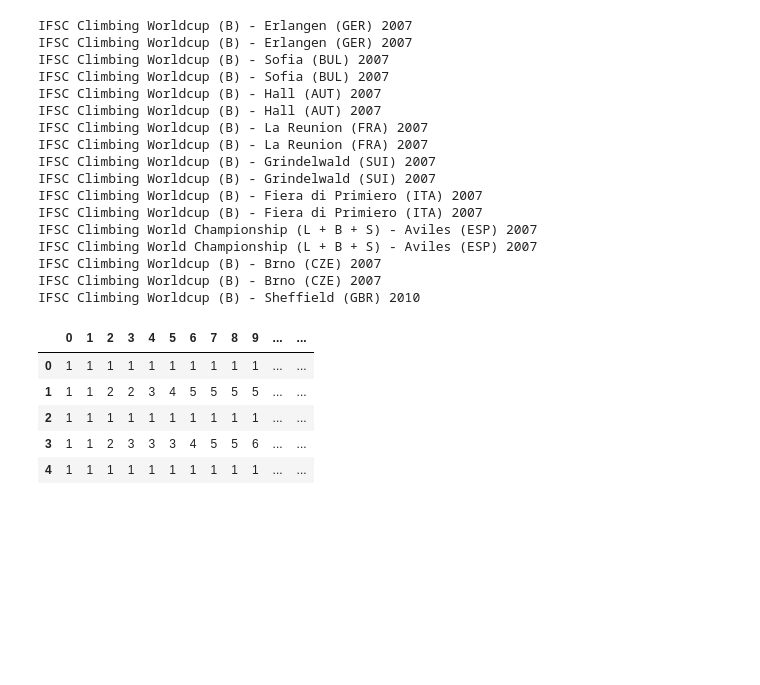
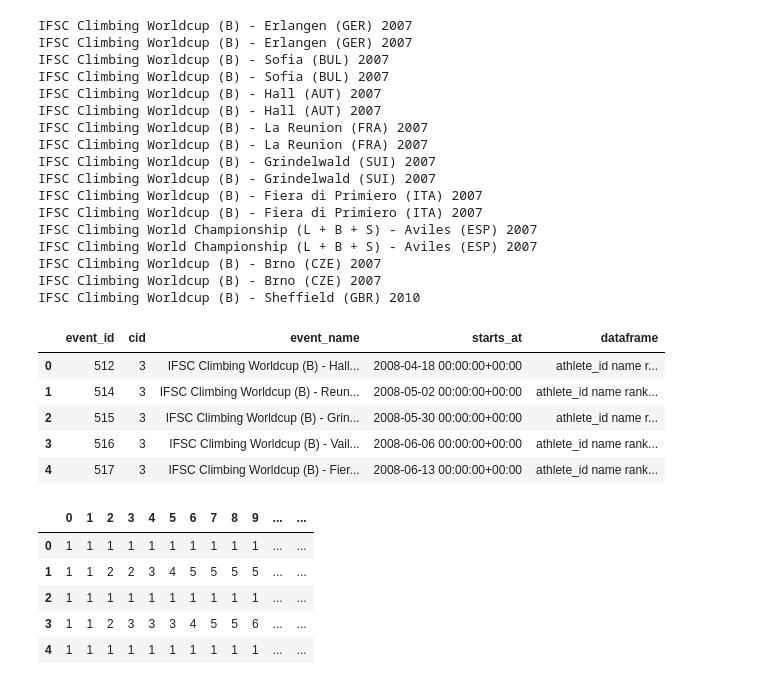
Before and after one commit to manhellis/ifsc-result-browser, a Jupyter notebook: fastAPI/workspace.ipynb, the cells around one changed output. Saved outputs shown, nothing was run; the diff lists cells and outputs as text; code cells hidden in the pictures; blank space fills up the shorter version.

```diff
--- a/fastAPI/workspace.ipynb
+++ b/fastAPI/workspace.ipynb
@@ -662,3 +677,12 @@ IFSC Climbing Worldcup (B) - Sheffield (GBR) 2010
+# %%
+temp.head(5)
+# %% [output]
+|  | event_id | cid | event_name | starts_at | dataframe |
+| 0 | 512 | 3 | IFSC Climbing Worldcup (B) - Hall... | 2008-04-18 00:00:00+00:00 | athlete_id name r... |
+| 1 | 514 | 3 | IFSC Climbing Worldcup (B) - Reun... | 2008-05-02 00:00:00+00:00 | athlete_id name rank... |
+| 2 | 515 | 3 | IFSC Climbing Worldcup (B) - Grin... | 2008-05-30 00:00:00+00:00 | athlete_id name r... |
+| 3 | 516 | 3 | IFSC Climbing Worldcup (B) - Vail... | 2008-06-06 00:00:00+00:00 | athlete_id name rank... |
+| 4 | 517 | 3 | IFSC Climbing Worldcup (B) - Fier... | 2008-06-13 00:00:00+00:00 | athlete_id name rank... |
 # %%
 temp = pd.DataFrame(processed_events)
 # trying to create per rank events, issues with ties based in per boulder configurations.
```
Also changed, not shown: parts of 14 cells of this notebook, 6 other files.
